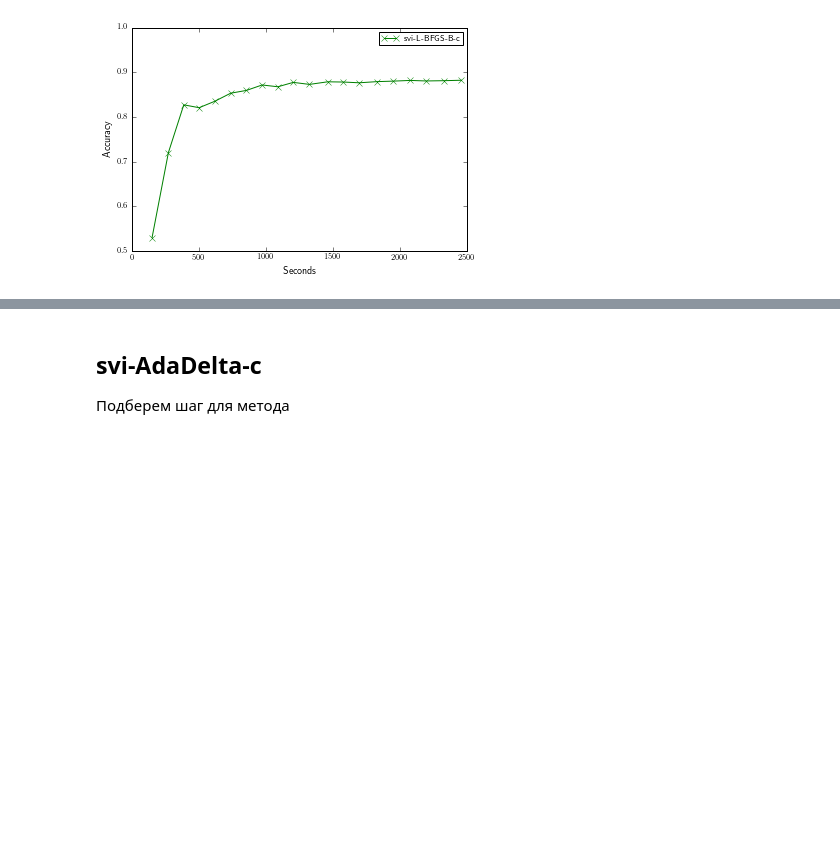
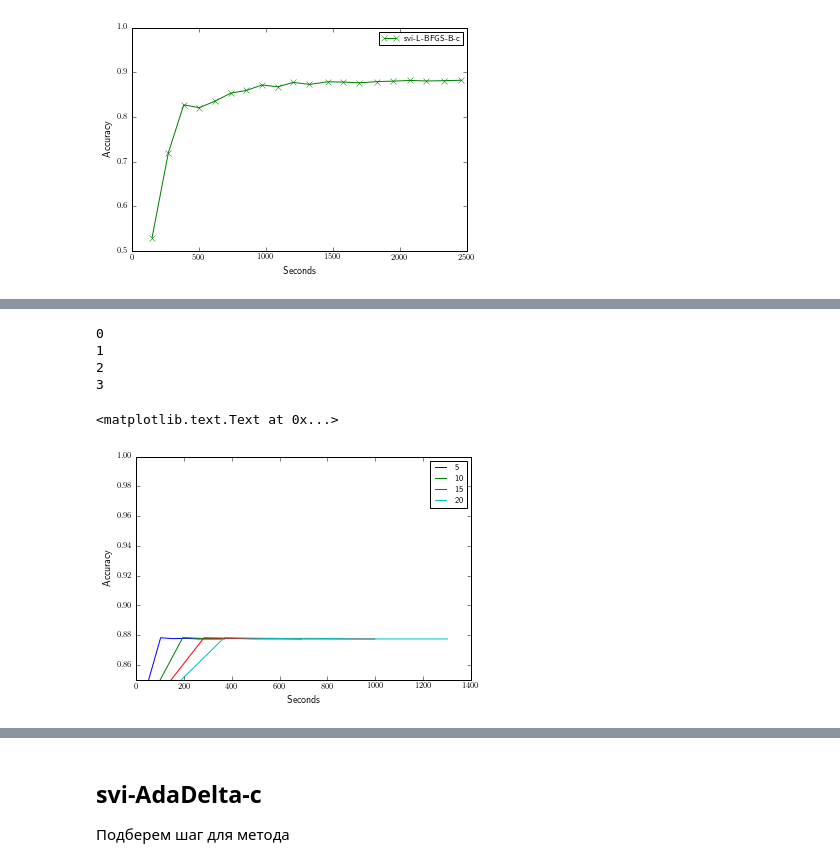
Before and after one commit to afcarl/CourseProject, a Jupyter notebook: Code/Experiments/vi_svi_classification/mnist.ipynb, the cells around one changed output, grey strips where cells are left out. Saved outputs shown, nothing was run; the diff lists cells and outputs as text; code cells hidden in the pictures; blank space fills up the shorter version.

```diff
--- a/Code/Experiments/vi_svi_classification/mnist.ipynb
+++ b/Code/Experiments/vi_svi_classification/mnist.ipynb
@@ -93,0 +127,17 @@ plt.ylabel('Accuracy')
+# %%
+metric = lambda w: vi_gp.get_prediction_quality(w, x_test, y_test)
+for i in range(len(maxfuns)):
+    vi_x_lst, vi_y_lst = results[i].plot_performance(metric, 't', freq=1)
+    plt.plot(vi_x_lst[1:], vi_y_lst[1:], label=maxfuns[i])
+    print(i)
+plt.ylim([0.85, 1.])
+plt.legend()
+plt.xlabel('Seconds')
+plt.ylabel('Accuracy')
+# %% [output]
+0
+1
+2
+3
+<matplotlib.text.Text at 0x...>
+[figure, added]
```
Also changed, not shown: parts of 18 cells of this notebook, 9 other files.
